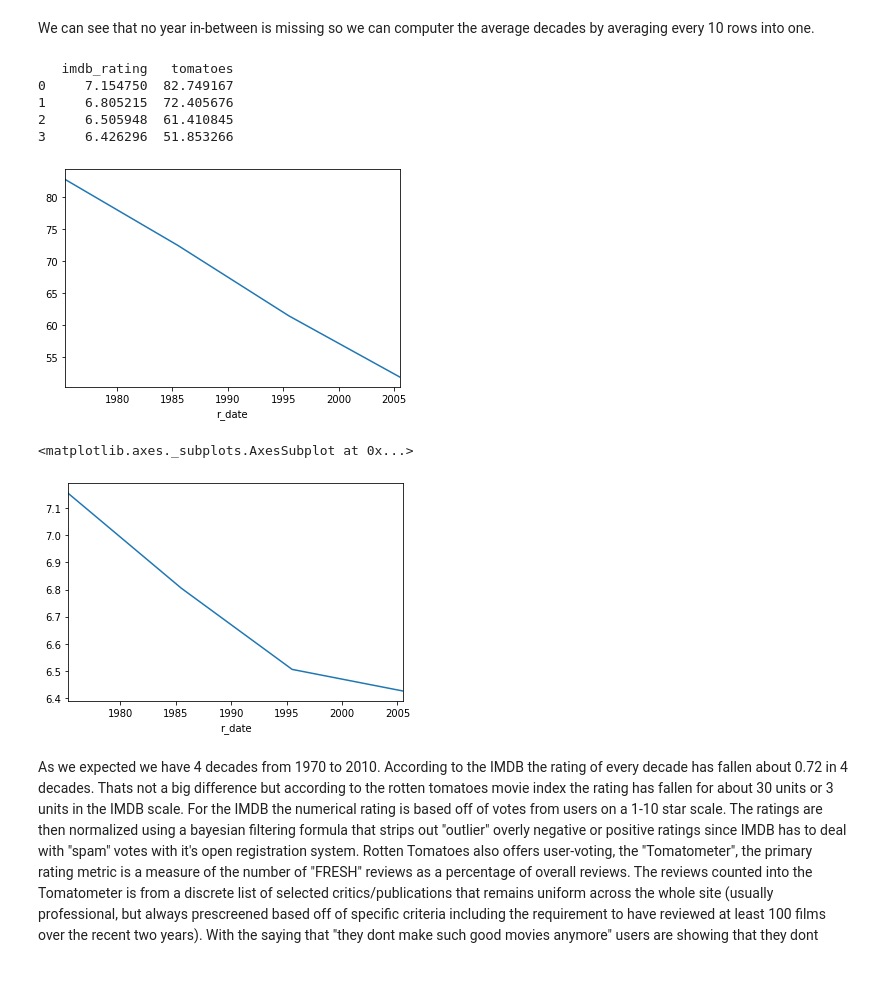
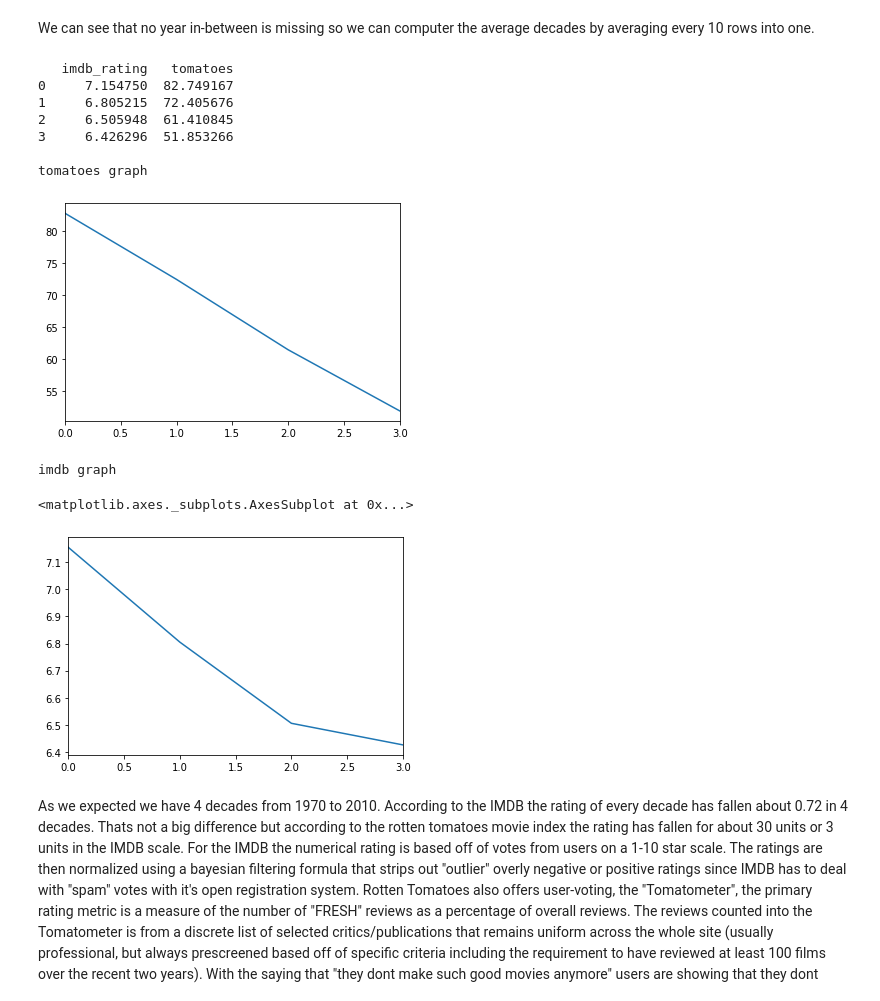
Before and after one commit to leobouts/data_science_practice, a Jupyter notebook: Movie_Notebook.ipynb, the cells around one changed output. Cells and saved outputs as stored; diff of their text form; code cells hidden in the pictures; blank space fills up the shorter version.

```diff
--- a/Movie_Notebook.ipynb
+++ b/Movie_Notebook.ipynb
@@ -536,20 +550,25 @@ We can see that no year in-between is missing so we can computer the average dec
 # %%
 y_averages_10_yr = y_averages.set_index(np.arange(len(y_averages)) // 10).mean(level=0)
 
 print(y_averages_10_yr)
 
-y_averages_10yr['tomatoes'].plot.line()
+print('\ntomatoes graph')
+y_averages_10_yr['tomatoes'].plot.line()
 plt.show()
-y_averages_10yr['imdb_rating'].plot.line()
+print('imdb graph')
+y_averages_10_yr['imdb_rating'].plot.line()
 # %% [output]
    imdb_rating   tomatoes
 0     7.154750  82.749167
 1     6.805215  72.405676
 2     6.505948  61.410845
 3     6.426296  51.853266
+
+tomatoes graph
-[figure, old version]
+[figure, new version]
-<matplotlib.axes._subplots.AxesSubplot at 0x...>
+imdb graph
+<matplotlib.axes._subplots.AxesSubplot at 0x...>
-[figure, old version]
+[figure, new version]
 # %% [markdown]
 As we expected we have 4 decades from 1970 to 2010. According to the IMDB the rating of every decade has fallen about
 0.72 in 4 decades. Thats not a big difference but according to the rotten tomatoes movie index the rating has fallen for about 30 units or 3 units in the IMDB scale. For the IMDB the numerical rating is based off of votes from users on a 1-10 star scale. The ratings are then normalized using a bayesian filtering formula that strips out "outlier" overly negative or positive ratings since IMDB has to deal with "spam" votes with it's open registration system. Rotten Tomatoes also offers user-voting, the "Tomatometer", the primary rating metric is a measure of the number of "FRESH" reviews as a percentage of overall reviews. The reviews counted into the Tomatometer is from a discrete list of selected critics/publications that remains uniform across the whole site (usually professional, but always prescreened based off of specific criteria including the requirement to have reviewed at least 100 films over the recent two years). With the saying that "they dont make such good movies anymore" users are showing that they dont agree with this according to their votes but the much more "proffesional" critics of the tomato index verify it according to our dataset.
```
Also changed, not shown: parts of 7 cells of this notebook.
